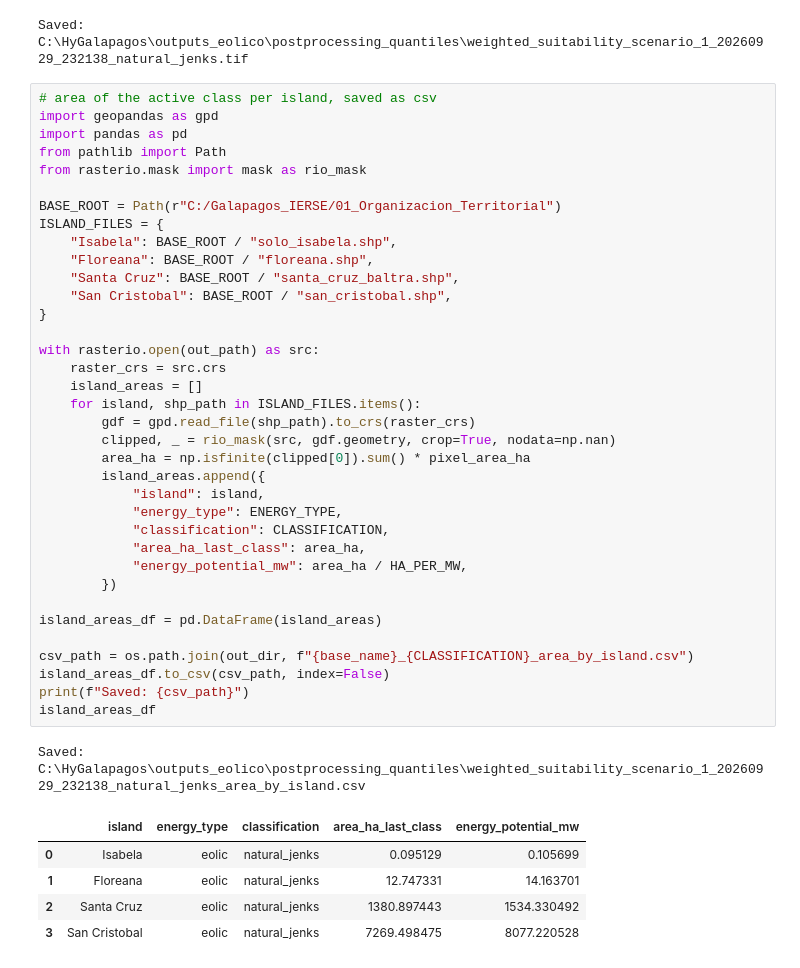
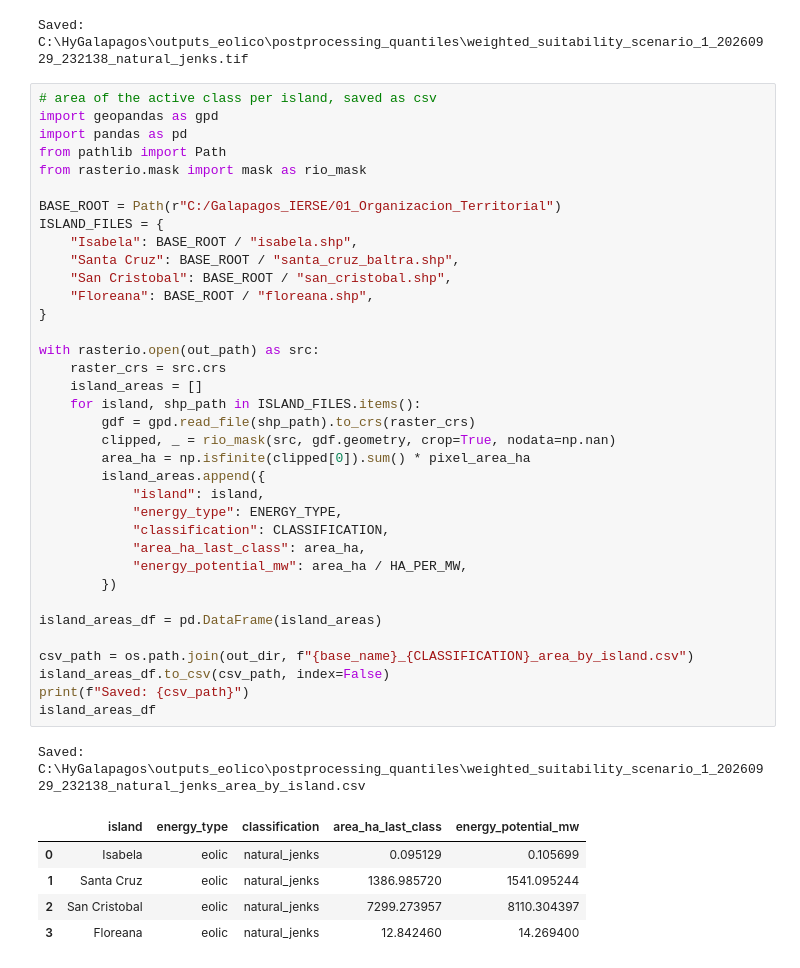
Before and after one commit to eemahon/idoneidad_hygalapagos, a Jupyter notebook: analisis/postprocessing.ipynb, the cells around one changed output. Saved outputs shown, nothing was run; the diff lists cells and outputs as text.

```diff
--- a/analisis/postprocessing.ipynb
+++ b/analisis/postprocessing.ipynb
@@ -226,37 +265,37 @@ from rasterio.mask import mask as rio_mask
 
 BASE_ROOT = Path(r"C:/Galapagos_IERSE/01_Organizacion_Territorial")
 ISLAND_FILES = {
-    "Isabela": BASE_ROOT / "solo_isabela.shp",
-    "Floreana": BASE_ROOT / "floreana.shp",
+    "Isabela": BASE_ROOT / "isabela.shp",
     "Santa Cruz": BASE_ROOT / "santa_cruz_baltra.shp",
     "San Cristobal": BASE_ROOT / "san_cristobal.shp",
+    "Floreana": BASE_ROOT / "floreana.shp",
 }
 
 with rasterio.open(out_path) as src:
     raster_crs = src.crs
     island_areas = []
     for island, shp_path in ISLAND_FILES.items():
         gdf = gpd.read_file(shp_path).to_crs(raster_crs)
         clipped, _ = rio_mask(src, gdf.geometry, crop=True, nodata=np.nan)
         area_ha = np.isfinite(clipped[0]).sum() * pixel_area_ha
         island_areas.append({
             "island": island,
             "energy_type": ENERGY_TYPE,
             "classification": CLASSIFICATION,
             "area_ha_last_class": area_ha,
             "energy_potential_mw": area_ha / HA_PER_MW,
         })
 
 island_areas_df = pd.DataFrame(island_areas)
 
 csv_path = os.path.join(out_dir, f"{base_name}_{CLASSIFICATION}_area_by_island.csv")
 island_areas_df.to_csv(csv_path, index=False)
 print(f"Saved: {csv_path}")
 island_areas_df
 # %% [output]
 Saved: C:\HyGalapagos\outputs_eolico\postprocessing_quantiles\weighted_suitability_scenario_1_20260929_232138_natural_jenks_area_by_island.csv
 |  | island | energy_type | classification | area_ha_last_class | energy_potential_mw |
 | 0 | Isabela | eolic | natural_jenks | 0.095129 | 0.105699 |
-| 1 | Floreana | eolic | natural_jenks | 12.747331 | 14.163701 |
-| 2 | Santa Cruz | eolic | natural_jenks | 1380.897443 | 1534.330492 |
-| 3 | San Cristobal | eolic | natural_jenks | 7269.498475 | 8077.220528 |
+| 1 | Santa Cruz | eolic | natural_jenks | 1386.985720 | 1541.095244 |
+| 2 | San Cristobal | eolic | natural_jenks | 7299.273957 | 8110.304397 |
+| 3 | Floreana | eolic | natural_jenks | 12.842460 | 14.269400 |
```
Also changed, not shown: parts of 3 cells of this notebook, 52 other files.
